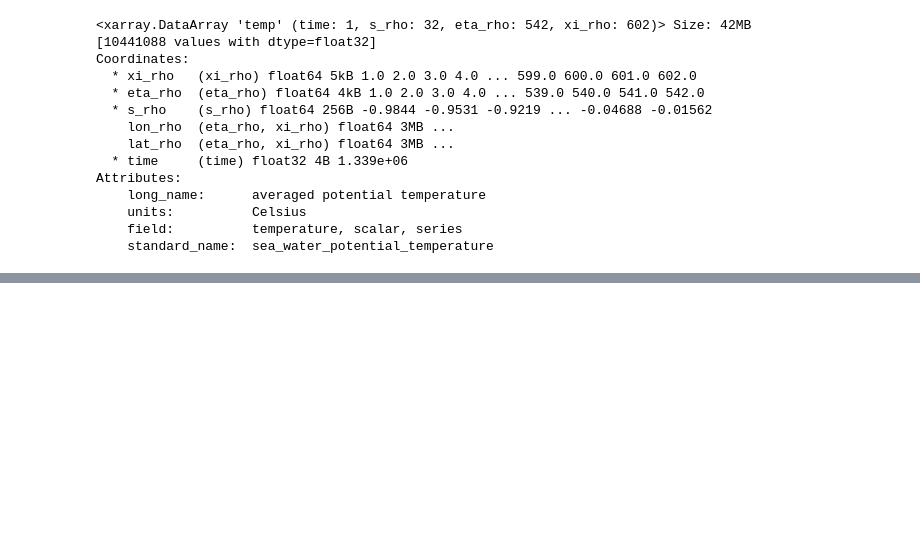
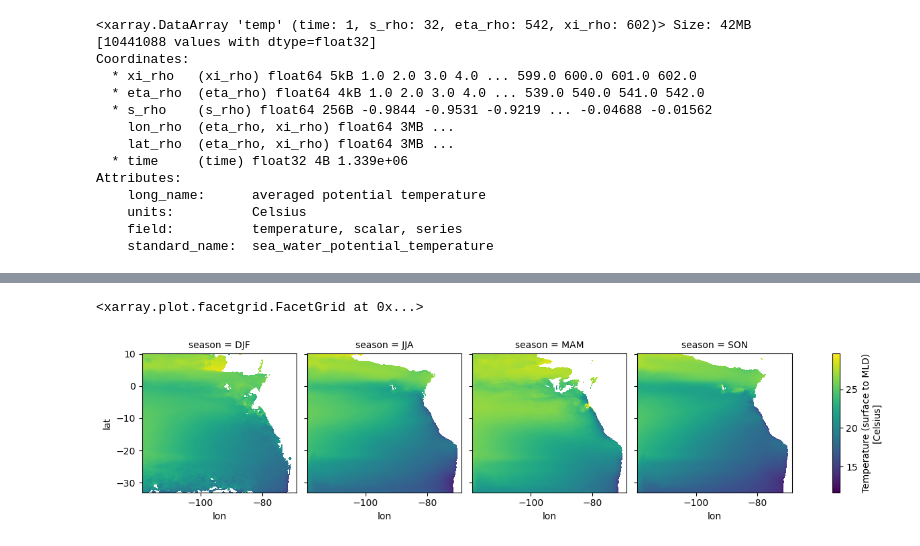
Before and after one commit to danliba/Upwelling_paper, a Jupyter notebook: temp_extraction.ipynb, the cells around one changed output, grey strips where cells are left out. Saved outputs shown, nothing was run; the diff lists cells and outputs as text; code cells hidden in the pictures; blank space fills up the shorter version.

```diff
--- a/temp_extraction.ipynb
+++ b/temp_extraction.ipynb
@@ -1,5 +1,8 @@
 # %%
 import xarray as xr
+# %%
+def seasonality(data):
+    return data.groupby('time.season').mean(dim='time')
 # %%
 ds = xr.open_dataset('../../NHCS/hincast_1980-2015/croco_avg_Y1980M01.nc')
 ds.temp
@@ -119,0 +239,5 @@ Attributes:
+# %%
+seasonality(temp_surf_mld_all).sel(depth=30).plot(x='lon',y='lat',col='season')
+# %% [output]
+<xarray.plot.facetgrid.FacetGrid at 0x...>
+[figure, added]
```
Also changed, not shown: parts of 10 cells of this notebook, 3 other files.
